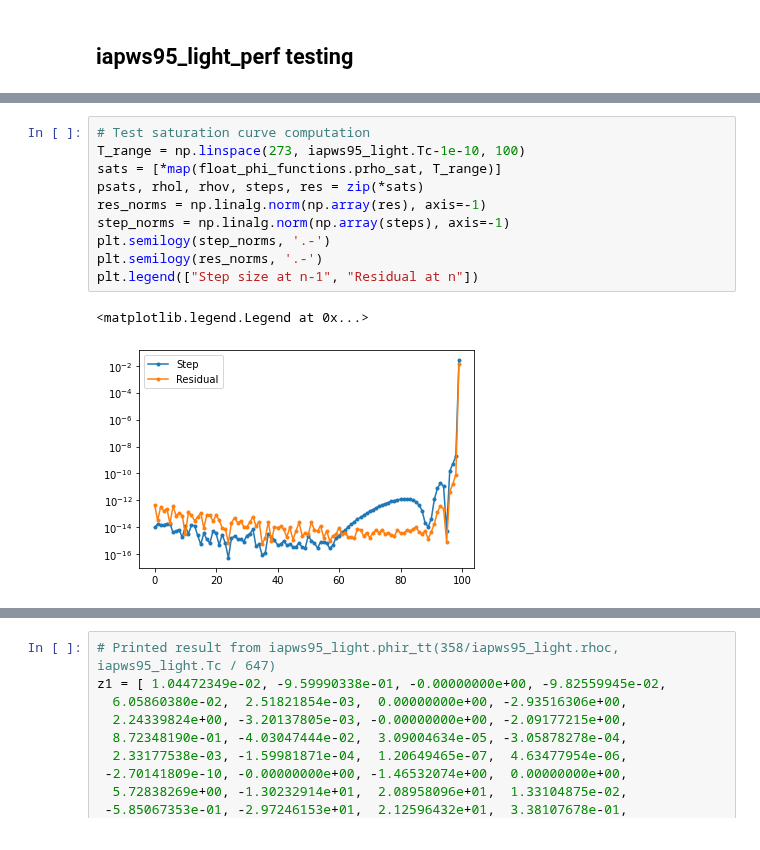
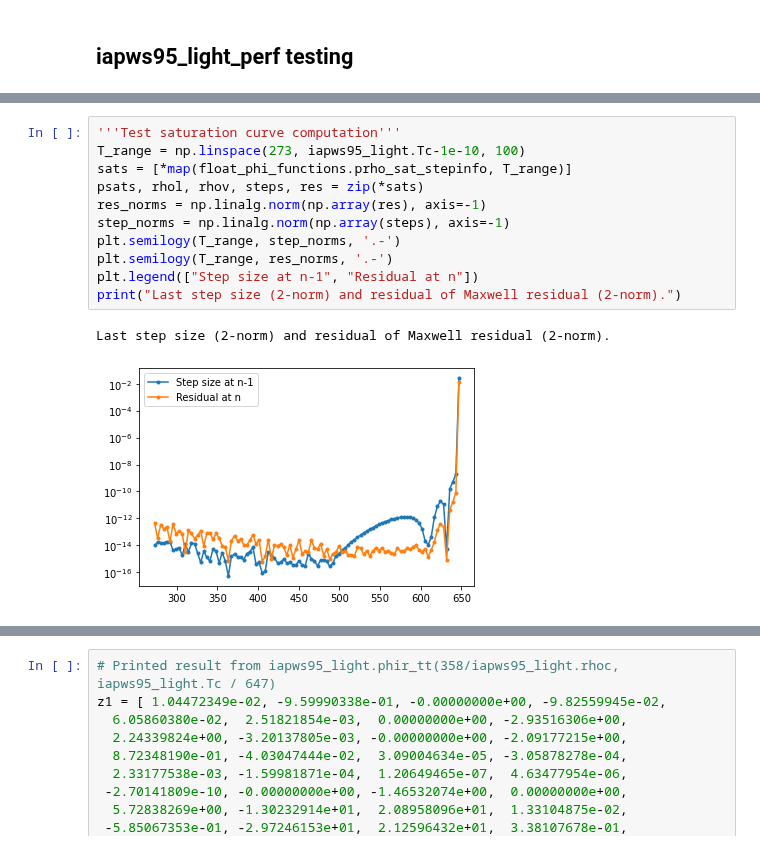
Before and after one commit to fredriclam/iapws95_light, a Jupyter notebook: water_tester.ipynb, the cells around one changed output, grey strips where cells are left out. Saved outputs shown, nothing was run; the diff lists cells and outputs as text.

```diff
--- a/water_tester.ipynb
+++ b/water_tester.ipynb
@@ -448,13 +465,14 @@ import numpy as np
 # %%
-# Test saturation curve computation
+'''Test saturation curve computation'''
 T_range = np.linspace(273, iapws95_light.Tc-1e-10, 100)
-sats = [*map(float_phi_functions.prho_sat, T_range)]
+sats = [*map(float_phi_functions.prho_sat_stepinfo, T_range)]
 psats, rhol, rhov, steps, res = zip(*sats)
 res_norms = np.linalg.norm(np.array(res), axis=-1)
 step_norms = np.linalg.norm(np.array(steps), axis=-1)
-plt.semilogy(step_norms, '.-')
-plt.semilogy(res_norms, '.-')
+plt.semilogy(T_range, step_norms, '.-')
+plt.semilogy(T_range, res_norms, '.-')
 plt.legend(["Step size at n-1", "Residual at n"])
+print("Last step size (2-norm) and residual of Maxwell residual (2-norm).")
 # %% [output]
-<matplotlib.legend.Legend at 0x...>
+Last step size (2-norm) and residual of Maxwell residual (2-norm).
-[figure, old version]
+[figure, new version]
```
Also changed, not shown: parts of 24 cells of this notebook, 4 other files.
